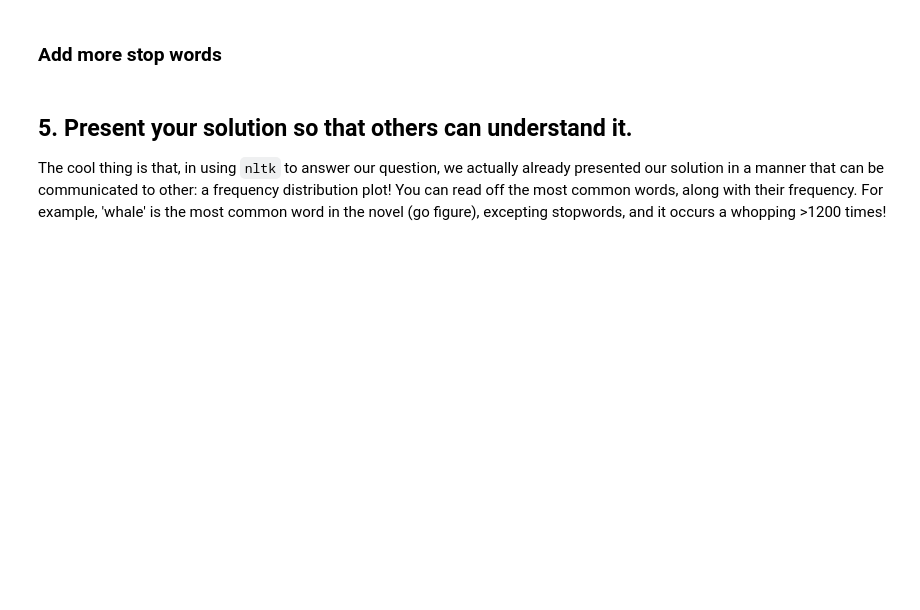
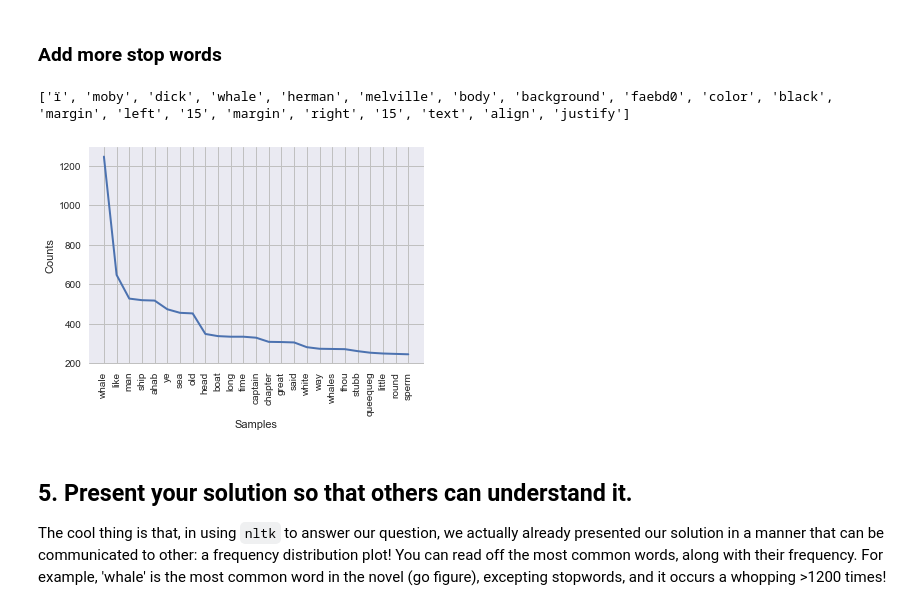
Before and after one commit to mateuszowolf/datacamp_facebook_live_nlp, a Jupyter notebook: NLP_FB_live_coding.ipynb, the cells around one changed output. Cells and saved outputs as stored; diff of their text form; code cells hidden in the pictures; blank space fills up the shorter version.

Commit message:
Updated Moby Dick analysis

```diff
--- a/NLP_FB_live_coding.ipynb
+++ b/NLP_FB_live_coding.ipynb
@@ -303,22 +340,29 @@ You can now plot a frequency distribution of words in _Moby Dick_ in two line of
 ### Add more stop words
 # %%
 # Import stopwords from sklearn
-
+from sklearn.feature_extraction.stop_words import ENGLISH_STOP_WORDS
 
 # Add sklearn stopwords to words_sw
-
+sw = set(list(sw) + list(ENGLISH_STOP_WORDS))
 
 # Initialize new list
-
+words_ns = []
 
 # Add to words_ns all words that are in words but not in sw
-
+for word in words:
+    if word not in sw:
+        words_ns.append(word)
 
 
 
 # Print several list items as sanity check
-
+print(words_ns[:20])
 # Create freq dist and plot
+freqDist2 = nltk.FreqDist(words_ns)
+freqDist2.plot(25)
+# %% [output]
+['ï', 'moby', 'dick', 'whale', 'herman', 'melville', 'body', 'background', 'faebd0', 'color', 'black', 'margin', 'left', '15', 'margin', 'right', '15', 'text', 'align', 'justify']
+[figure, added]
 # %% [markdown]
 ## 5. Present your solution so that others can understand it.
 
```
Also changed, not shown: parts of 7 cells of this notebook.
